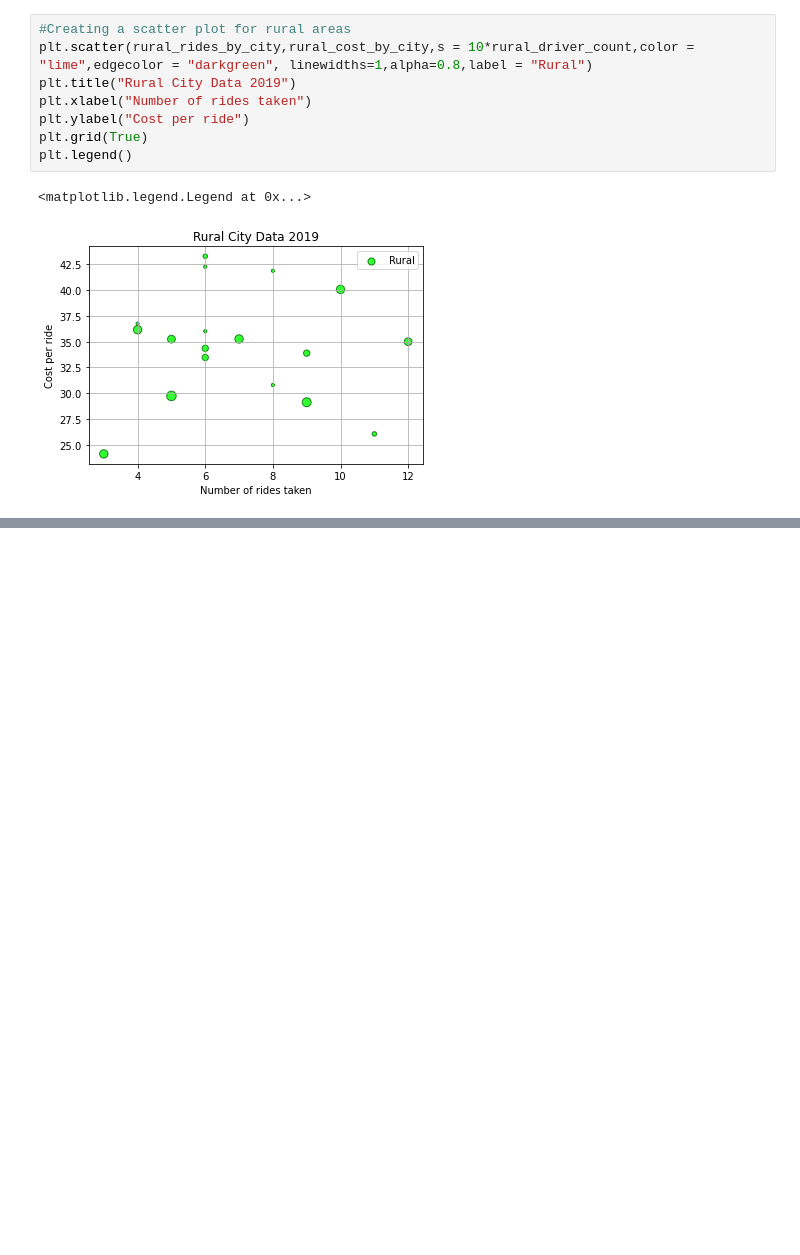
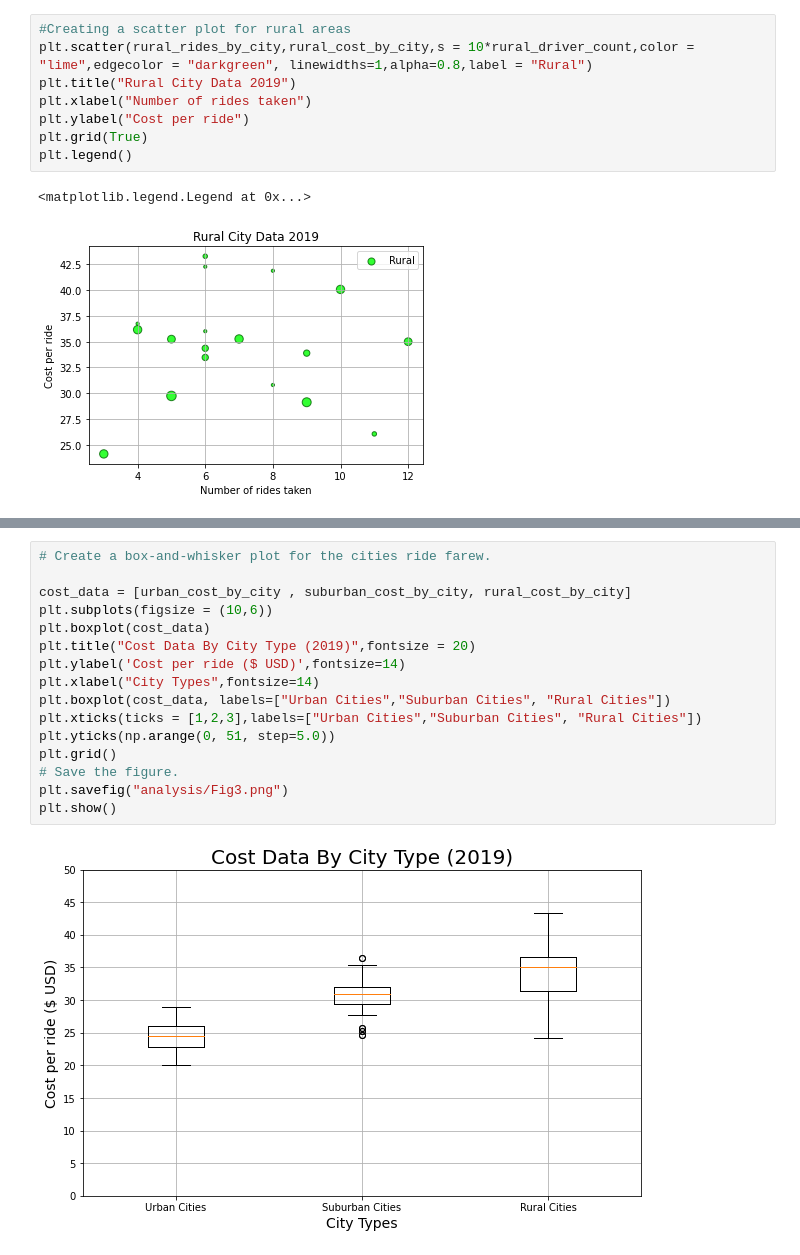
Before and after one commit to JonLev03-hub/PyBer_Analysis, a Jupyter notebook: Pyber_Analysis.ipynb, the cells around one changed output, grey strips where cells are left out. Drawn from its saved outputs; the diff is of its cells as text; blank space fills up the shorter version.

```diff
--- a/Pyber_Analysis.ipynb
+++ b/Pyber_Analysis.ipynb
@@ -111,0 +232,18 @@ plt.savefig("Analysis/City Ride Data 2019.png")
+# %%
+# Create a box-and-whisker plot for the cities ride farew.
+
+cost_data = [urban_cost_by_city , suburban_cost_by_city, rural_cost_by_city]
+plt.subplots(figsize = (10,6))
+plt.boxplot(cost_data)
+plt.title("Cost Data By City Type (2019)",fontsize = 20)
+plt.ylabel('Cost per ride ($ USD)',fontsize=14)
+plt.xlabel("City Types",fontsize=14)
+plt.boxplot(cost_data, labels=["Urban Cities","Suburban Cities", "Rural Cities"])
+plt.xticks(ticks = [1,2,3],labels=["Urban Cities","Suburban Cities", "Rural Cities"])
+plt.yticks(np.arange(0, 51, step=5.0))
+plt.grid()
+# Save the figure.
+plt.savefig("analysis/Fig3.png")
+plt.show()
+# %% [output]
+[figure, added]
```
Also changed, not shown: parts of 10 cells of this notebook, 3 other files.
